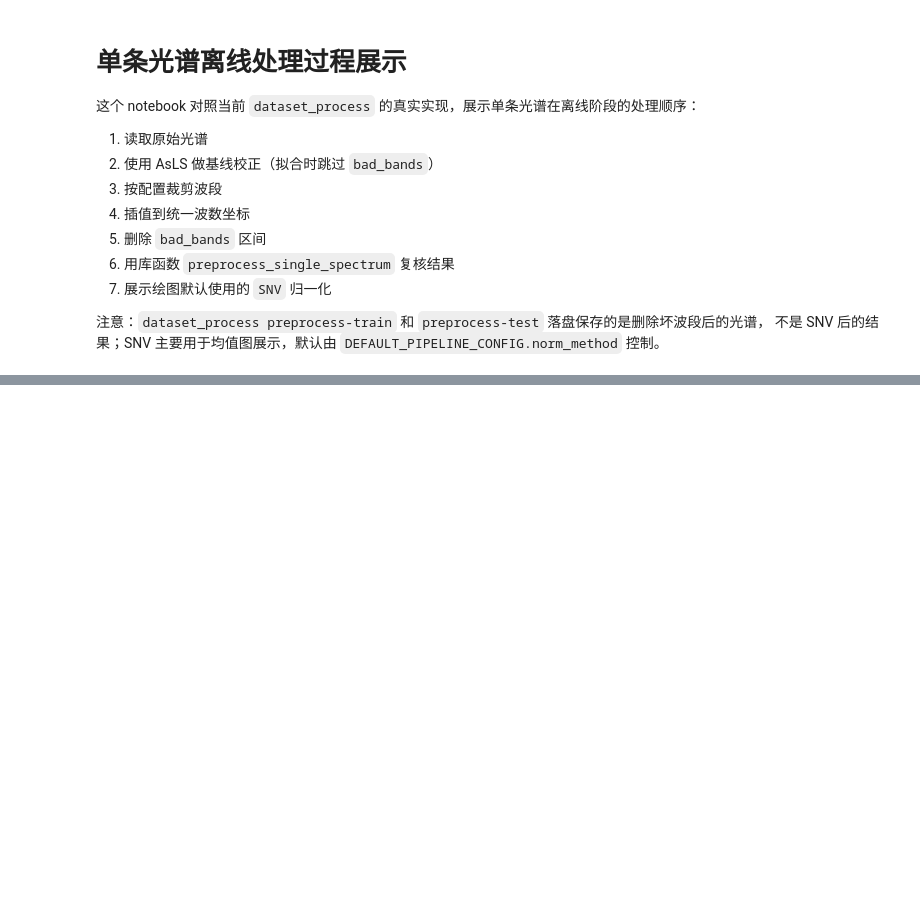
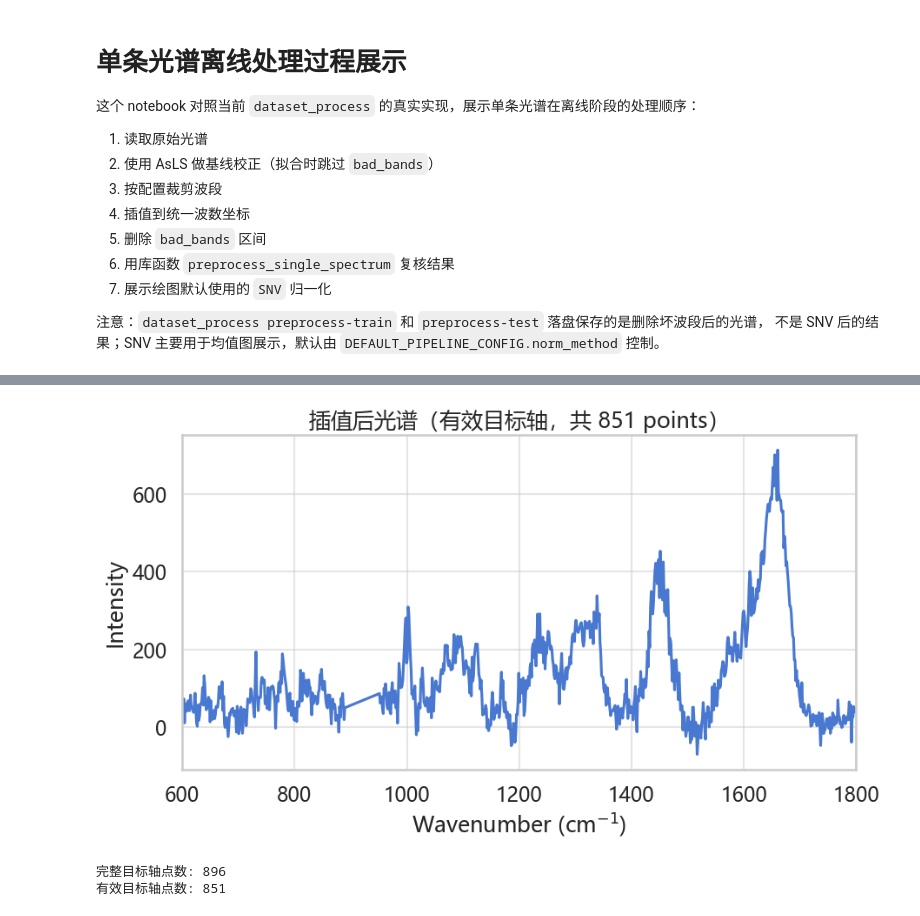
Before and after one commit to YaoHui-Wu06022/Bacterial-Raman-Spectroscopy-Classification, a Jupyter notebook: notebooks/single_process_AsLS_cut_SNV.ipynb, the cells around one changed output, grey strips where cells are left out. Saved outputs shown, nothing was run; the diff lists cells and outputs as text; code cells hidden in the pictures; blank space fills up the shorter version.

```diff
--- a/notebooks/single_process_AsLS_cut_SNV.ipynb
+++ b/notebooks/single_process_AsLS_cut_SNV.ipynb
@@ -180,29 +206,26 @@ print(f"插值后点数: {sp_interp.shape[0]}")
 # %%
-# 5. 按 bad_bands 删除坏波段
-# 当前 dataset_process 的真实做法是直接删除对应区间，不再做填零、线性补点或 NaN 掩码落盘。
-keep_mask = build_valid_mask(wn_uniform, BAD_BANDS)
-if keep_mask is None:
-    keep_mask = np.ones_like(wn_uniform, dtype=bool)
+# 5. 只在保留后的目标波数坐标上插值
+target_keep_mask = build_valid_mask(WN_REF, BAD_BANDS)
+if target_keep_mask is None:
+    target_keep_mask = np.ones_like(WN_REF, dtype=bool)
 
-wn_processed = wn_uniform[keep_mask]
-sp_processed = sp_interp[keep_mask]
+wn_processed = WN_REF[target_keep_mask]
+sp_processed = np.interp(wn_processed, wn_valid, sp_valid)
 
-fig, axes = plt.subplots(2, 1, figsize=(10, 9), sharex=False)
-axes[0].plot(wn_uniform, sp_interp, color=sns.color_palette("muted")[0])
-add_bad_band_spans(axes[0], BAD_BANDS)
-axes[0].set_xlim([cfg.cut_min, cfg.cut_max])
-axes[0].set_title("删除坏波段之前")
-
-axes[1].plot(wn_processed, sp_processed, color=sns.color_palette("muted")[4])
-axes[1].set_xlim([wn_processed.min(), wn_processed.max()])
-axes[1].set_title("删除坏波段之后（离线落盘结果）")
-axes[1].set_xlabel("Wavenumber (cm$^{-1}$)")
-axes[1].set_ylabel("Intensity")
-plt.tight_layout()
+fig, ax = plt.subplots()
+ax.plot(wn_processed, sp_processed, color=sns.color_palette("muted")[0])
+ax.set_xlim([wn_processed.min(), wn_processed.max()])
+ax.set_title(f"插值后光谱（有效目标轴，共 {sp_processed.shape[0]} points）")
+ax.set_xlabel("Wavenumber (cm$^{-1}$)")
+ax.set_ylabel("Intensity")
 plt.show()
 
-print(f"删除坏波段后点数: {sp_processed.shape[0]}")
-print(f"删除点数: {(~keep_mask).sum()}")
+print(f"完整目标轴点数: {WN_REF.shape[0]}")
+print(f"有效目标轴点数: {wn_processed.shape[0]}")
+# %% [output]
+[figure, added]
+完整目标轴点数: 896
+有效目标轴点数: 851
 # %%
 # 6. 直接调用库函数复核：应与上面的手工拆解结果一致
 wn_pkg, sp_pkg = preprocess_single_spectrum(
```
Also changed, not shown: parts of 8 cells of this notebook, 11 other files.
